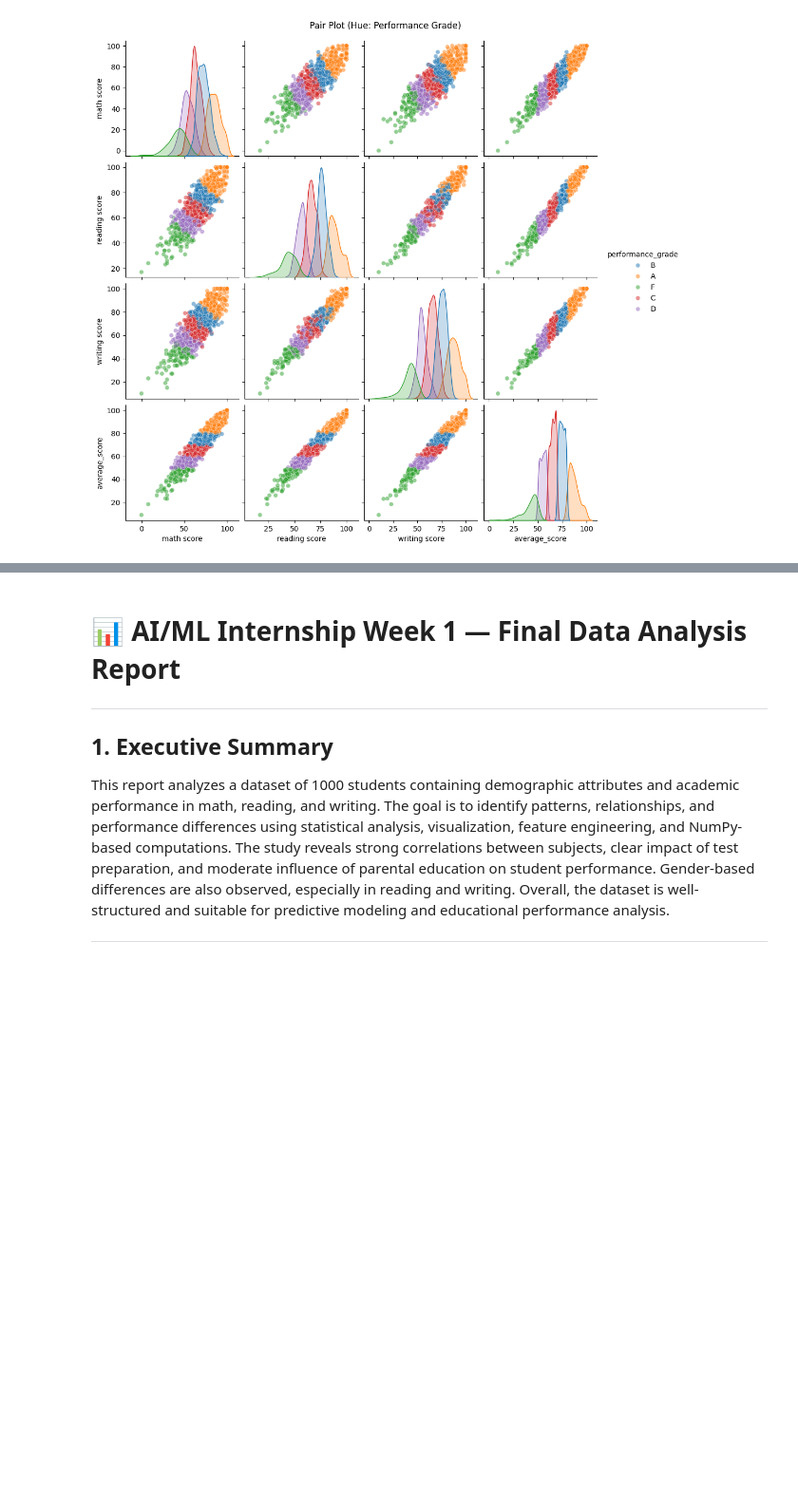
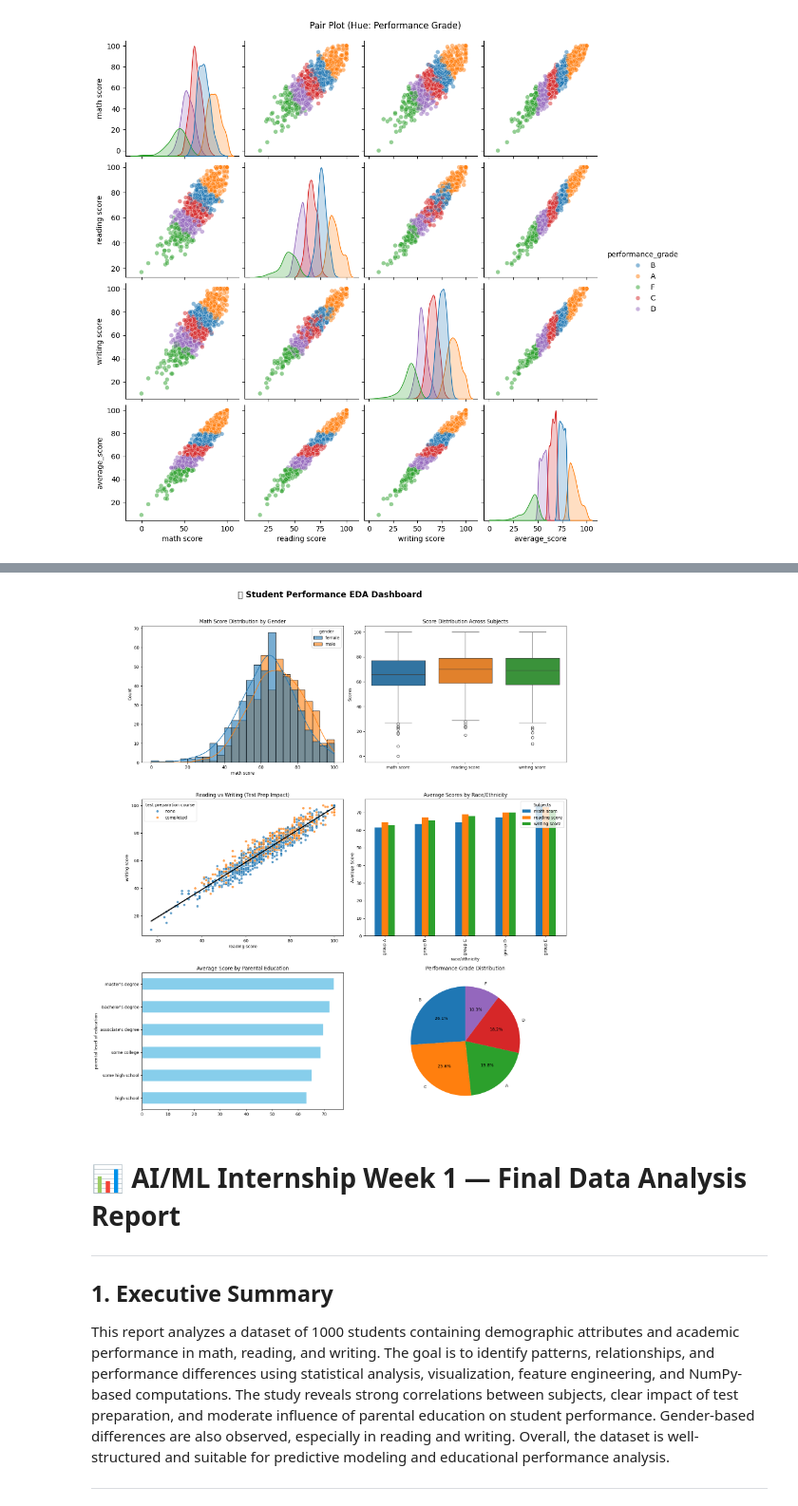
Before and after one commit to Muhammad0407/AIML-Internship-Week1-Muhammad-Luqman, a Jupyter notebook: Week_01.ipynb, the cells around one changed output, grey strips where cells are left out. Shown at 95% size. Drawn from its saved outputs; the diff is of its cells as text; code cells hidden in the pictures; blank space fills up the shorter version.

```diff
--- a/Week_01.ipynb
+++ b/Week_01.ipynb
@@ -748,3 +1078,76 @@ plt.show()
+# %%
+
+
+score_cols = ['math score', 'reading score', 'writing score']
+
+# Create figure
+fig, axes = plt.subplots(3, 2, figsize=(16, 18))
+fig.suptitle("📊 Student Performance EDA Dashboard", fontsize=20, fontweight='bold')
+
+# -----------------------------
+# (1) Math histogram with KDE (by gender)
+# -----------------------------
+sns.histplot(data=df, x='math score', hue='gender', kde=True,
+             ax=axes[0,0], alpha=0.6)
+axes[0,0].set_title("Math Score Distribution by Gender")
+
+# -----------------------------
+# (2) Box plot (all subjects)
+# -----------------------------
+sns.boxplot(data=df[score_cols], ax=axes[0,1])
+axes[0,1].set_title("Score Distribution Across Subjects")
+axes[0,1].set_ylabel("Scores")
+
+# -----------------------------
+# (3) Scatter + regression (Reading vs Writing)
+# -----------------------------
+sns.scatterplot(data=df, x='reading score', y='writing score',
+                hue='test preparation course', ax=axes[1,0], alpha=0.7)
+
+sns.regplot(data=df, x='reading score', y='writing score',
+            scatter=False, ax=axes[1,0], color='black')
+
+axes[1,0].set_title("Reading vs Writing (Test Prep Impact)")
+
+# -----------------------------
+# (4) Grouped bar (Race vs Scores)
+# -----------------------------
+race_means = df.groupby('race/ethnicity')[score_cols].mean()
+race_means.plot(kind='bar', ax=axes[1,1])
+axes[1,1].set_title("Average Scores by Race/Ethnicity")
+axes[1,1].set_ylabel("Average Score")
+axes[1,1].legend(title="Subjects")
+
+# -----------------------------
+# (5) Horizontal bar (Parental Education)
+# -----------------------------
+parent_means = df.groupby('parental level of education')[score_cols].mean().mean(axis=1)
+parent_means = parent_means.sort_values(ascending=True)
+
+parent_means.plot(kind='barh', ax=axes[2,0], color='skyblue')
+axes[2,0].set_title("Average Score by Parental Education")
+
+# -----------------------------
+# (6) Pie chart (Grade Distribution)
+# -----------------------------
+grade_counts = df['performance_grade'].value_counts()
+
+axes[2,1].pie(grade_counts,
+              labels=grade_counts.index,
+              autopct='%1.1f%%',
+              startangle=90)
+
+axes[2,1].set_title("Performance Grade Distribution")
+
+# -----------------------------
+# Layout + Save
+# -----------------------------
+plt.tight_layout(rect=[0, 0, 1, 0.96])
+plt.savefig("eda_dashboard.png", dpi=150)
+
+plt.show()
+# %% [output]
+[figure, added]
 # %% [markdown]
 
 # 📊 AI/ML Internship Week 1 — Final Data Analysis Report
```
Also changed, not shown: parts of 3 cells of this notebook.
